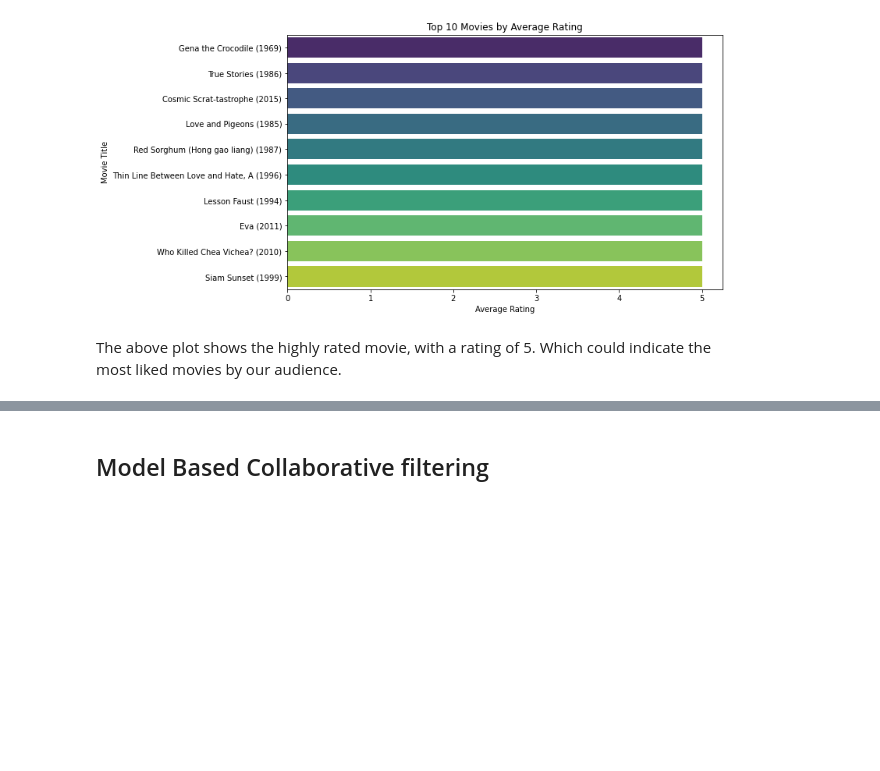
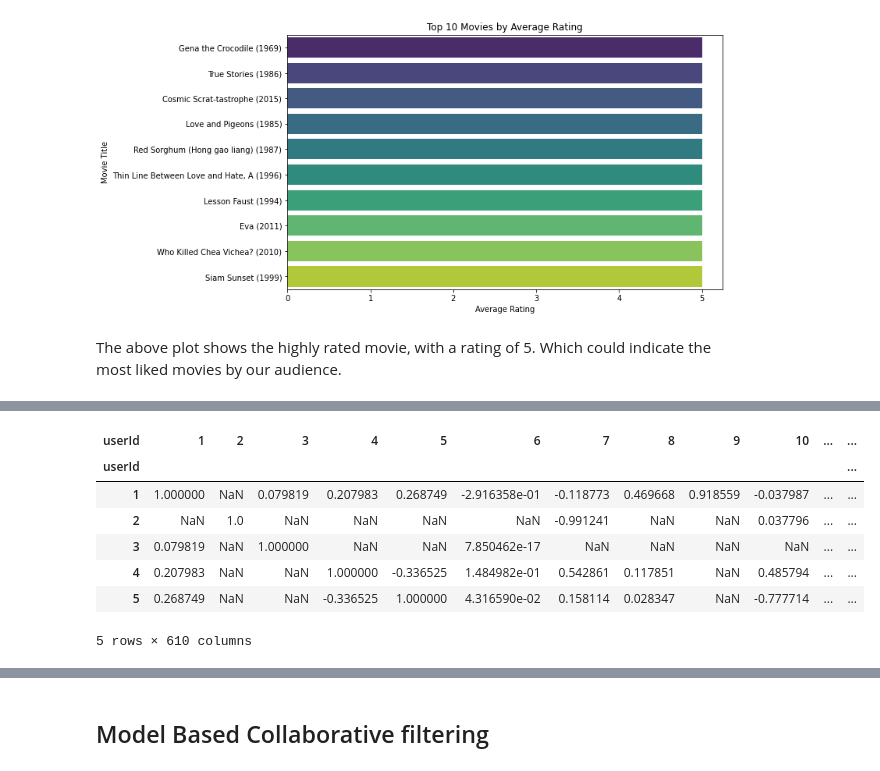
Before and after one commit to Trixiemoek/Phase-4-Recommendation-Systems-Project, a Jupyter notebook: Untitled.ipynb, the cells around one changed output, grey strips where cells are left out. Cells and saved outputs as stored; diff of their text form; code cells hidden in the pictures; blank space fills up the shorter version.

```diff
--- a/Untitled.ipynb
+++ b/Untitled.ipynb
@@ -236,0 +269,4 @@ The above plot shows the highly rated movie, with a rating of 5. Which could ind
+# %%
+# Create user-item matrix
+movie_matrix = merged_df.pivot_table(index='userId', columns='title', values='rating')
+movie_matrix.head()
@@ -236,0 +288,7 @@ The above plot shows the highly rated movie, with a rating of 5. Which could ind
+# %%
+from sklearn.metrics.pairwise import cosine_similarity
+from sklearn.model_selection import train_test_split
+import numpy as np
+# Normalizing user-item matrix
+movie_matrix_norm = movie_matrix.subtract(movie_matrix.mean(axis=1), axis = 'rows')
+movie_matrix_norm.head()
@@ -236,0 +309,13 @@ The above plot shows the highly rated movie, with a rating of 5. Which could ind
+# %%
+# User similarity matrix using Pearson correlation
+user_similarity_corr = movie_matrix_norm.T.corr()
+user_similarity_corr.head()
+# %% [output]
+| userId | 1 | 2 | 3 | 4 | 5 | 6 | 7 | 8 | 9 | 10 | ... | ... |
+| userId |  |  |  |  |  |  |  |  |  |  |  | ... |
+| 1 | 1.000000 | NaN | 0.079819 | 0.207983 | 0.268749 | -2.916358e-01 | -0.118773 | 0.469668 | 0.918559 | -0.037987 | ... | ... |
+| 2 | NaN | 1.0 | NaN | NaN | NaN | NaN | -0.991241 | NaN | NaN | 0.037796 | ... | ... |
+| 3 | 0.079819 | NaN | 1.000000 | NaN | NaN | 7.850462e-17 | NaN | NaN | NaN | NaN | ... | ... |
+| 4 | 0.207983 | NaN | NaN | 1.000000 | -0.336525 | 1.484982e-01 | 0.542861 | 0.117851 | NaN | 0.485794 | ... | ... |
+| 5 | 0.268749 | NaN | NaN | -0.336525 | 1.000000 | 4.316590e-02 | 0.158114 | 0.028347 | NaN | -0.777714 | ... | ... |
+5 rows × 610 columns
```
Also changed, not shown: parts of 52 cells of this notebook.
